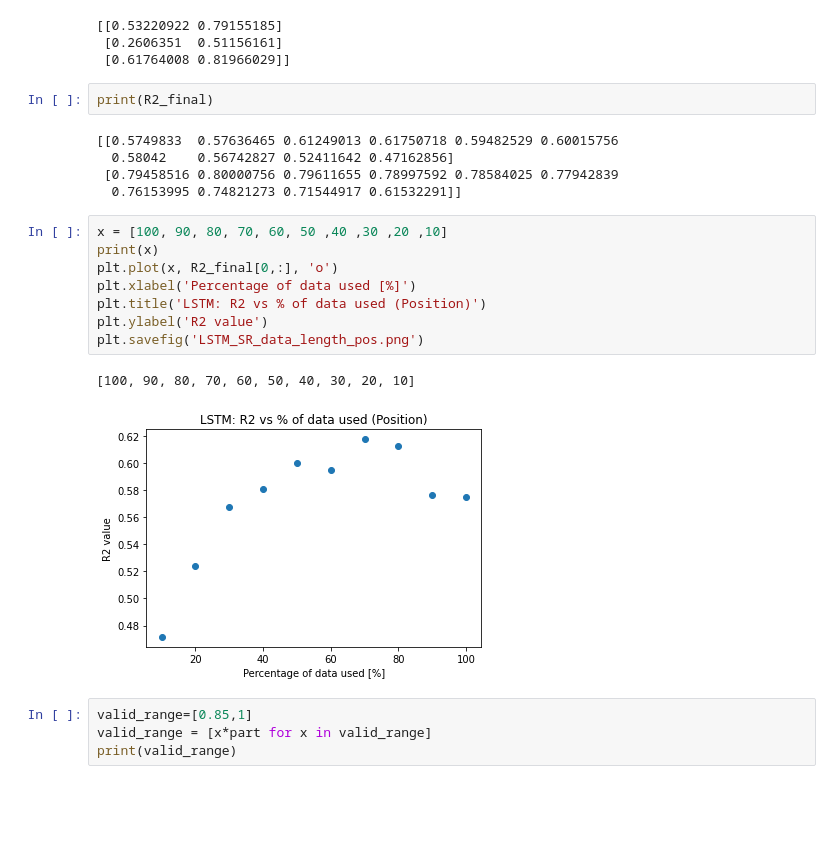
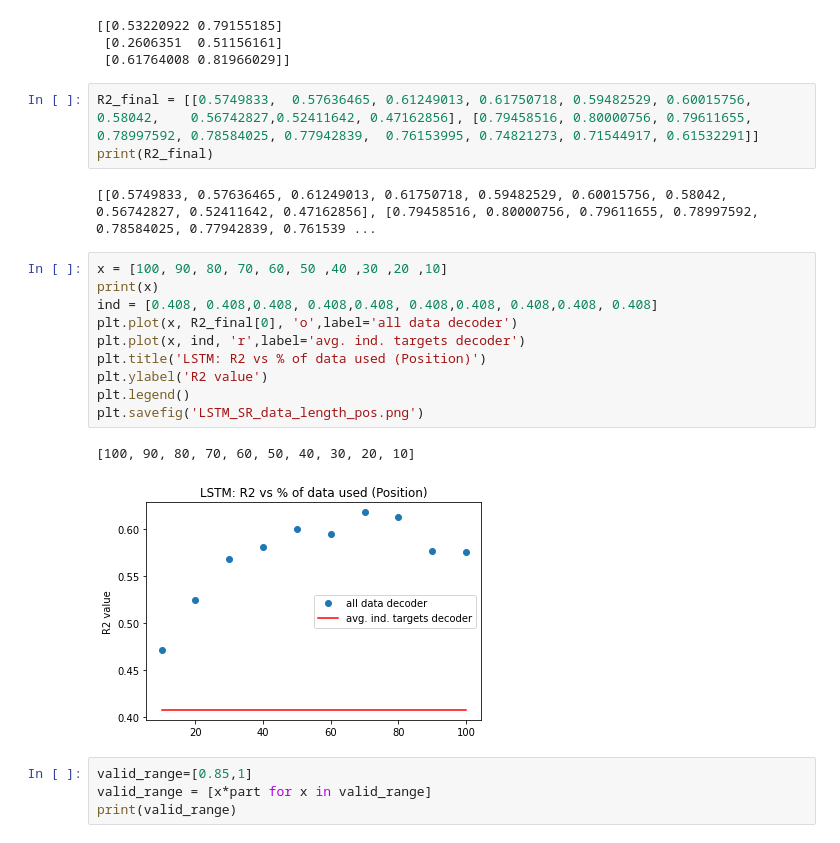
Before and after one commit to jonskerlj/Enhancing_BMIs, a Jupyter notebook: SR-Task/Decoders_all_data/Data_length_effect/LSTM.ipynb, the cells around one changed output. Drawn from its saved outputs; the diff is of its cells as text; blank space fills up the shorter version.

Commit message:
Added graphs for FFNN and LSTM vs data length files

```diff
--- a/SR-Task/Decoders_all_data/Data_length_effect/LSTM.ipynb
+++ b/SR-Task/Decoders_all_data/Data_length_effect/LSTM.ipynb
@@ -207,24 +207,24 @@ print(R2)
 [[0.53220922 0.79155185]
  [0.2606351  0.51156161]
  [0.61764008 0.81966029]]
-# %%
-print(R2_final)
-# %% [output]
-[[0.5749833  0.57636465 0.61249013 0.61750718 0.59482529 0.60015756
-  0.58042    0.56742827 0.52411642 0.47162856]
- [0.79458516 0.80000756 0.79611655 0.78997592 0.78584025 0.77942839
-  0.76153995 0.74821273 0.71544917 0.61532291]]
+# %%
+R2_final = [[0.5749833,  0.57636465, 0.61249013, 0.61750718, 0.59482529, 0.60015756,  0.58042,    0.56742827,0.52411642, 0.47162856], [0.79458516, 0.80000756, 0.79611655, 0.78997592, 0.78584025, 0.77942839,  0.76153995, 0.74821273, 0.71544917, 0.61532291]]
+print(R2_final)
+# %% [output]
+[[0.5749833, 0.57636465, 0.61249013, 0.61750718, 0.59482529, 0.60015756, 0.58042, 0.56742827, 0.52411642, 0.47162856], [0.79458516, 0.80000756, 0.79611655, 0.78997592, 0.78584025, 0.77942839, 0.761539 ...
 # %%
 x = [100, 90, 80, 70, 60, 50 ,40 ,30 ,20 ,10]
 print(x)
-plt.plot(x, R2_final[0,:], 'o')
-plt.xlabel('Percentage of data used [%]')
+ind = [0.408, 0.408,0.408, 0.408,0.408, 0.408,0.408, 0.408,0.408, 0.408]
+plt.plot(x, R2_final[0], 'o',label='all data decoder')
+plt.plot(x, ind, 'r',label='avg. ind. targets decoder')
 plt.title('LSTM: R2 vs % of data used (Position)')
 plt.ylabel('R2 value')
+plt.legend()
 plt.savefig('LSTM_SR_data_length_pos.png')
 # %% [output]
 [100, 90, 80, 70, 60, 50, 40, 30, 20, 10]
-[figure, old version]
+[figure, new version]
 # %%
 valid_range=[0.85,1]
 valid_range = [x*part for x in valid_range]
```
Also changed, not shown: parts of 1 cell of this notebook, 7 other files.
